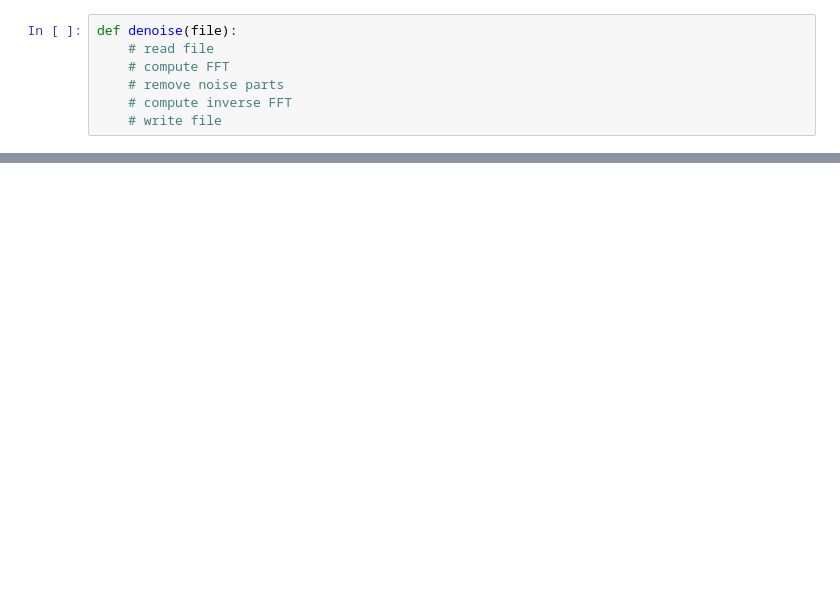
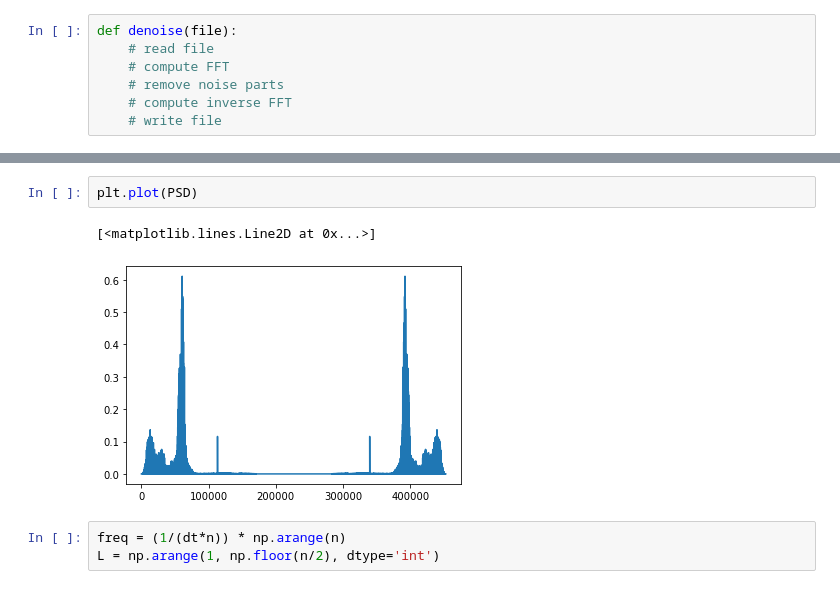
Before and after one commit to SeanScripts/us-bird-songs, a Jupyter notebook: Denoise.ipynb, the cells around one changed output, grey strips where cells are left out. Drawn from its saved outputs; the diff is of its cells as text; blank space fills up the shorter version.

```diff
--- a/Denoise.ipynb
+++ b/Denoise.ipynb
@@ -114,0 +131,8 @@ def denoise(file):
+# %%
+plt.plot(PSD)
+# %% [output]
+[<matplotlib.lines.Line2D at 0x...>]
+[figure, added]
+# %%
+freq = (1/(dt*n)) * np.arange(n)
+L = np.arange(1, np.floor(n/2), dtype='int')
```
Also changed, not shown: parts of 19 cells of this notebook.
